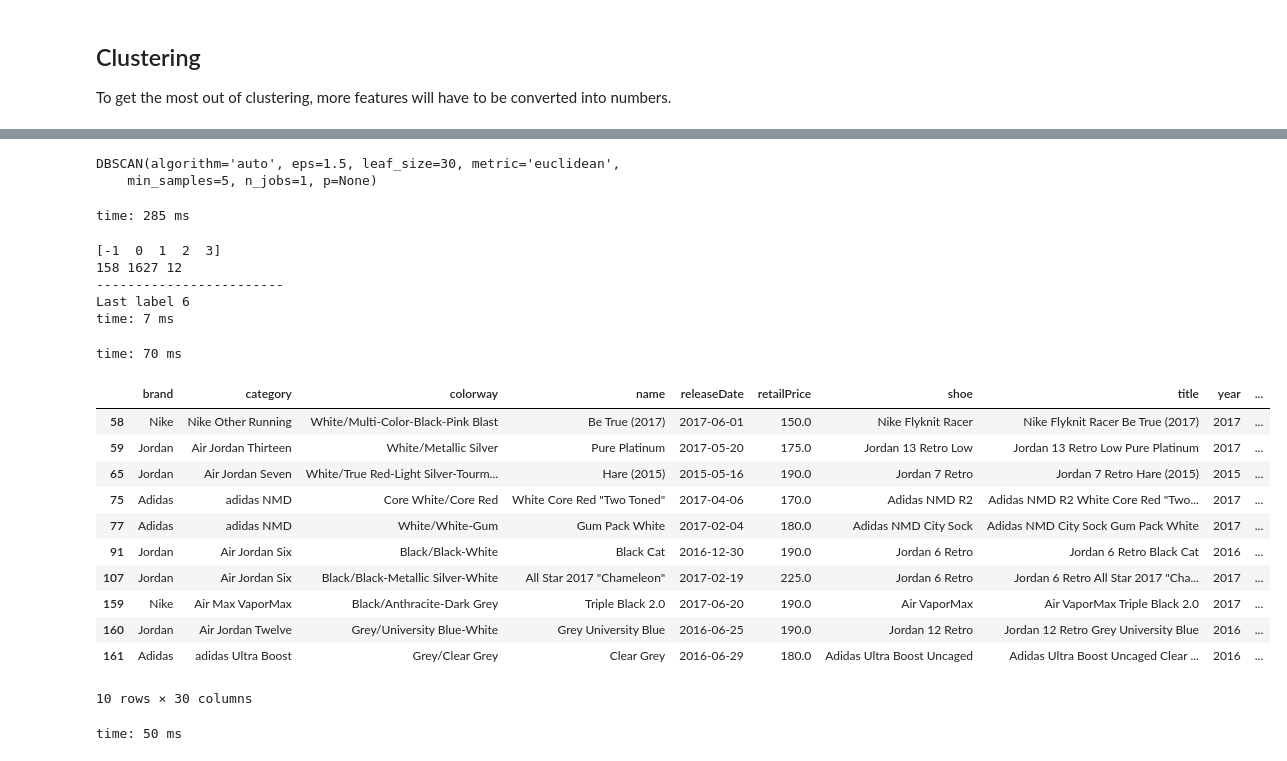
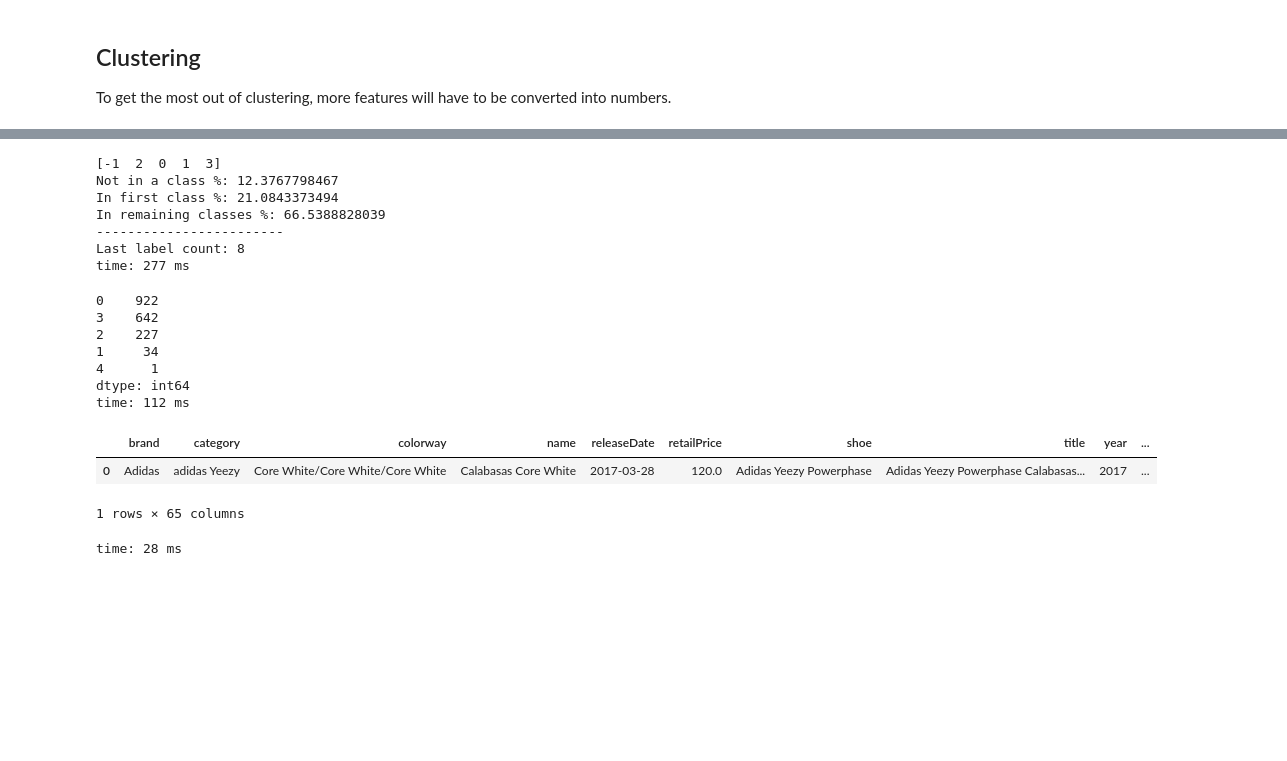
Before and after one commit to chrisk447/Capstone-GA, a Jupyter notebook: StockX Notebook.ipynb, the cells around one changed output, grey strips where cells are left out. Saved outputs shown, nothing was run; the diff lists cells and outputs as text; code cells hidden in the pictures; blank space fills up the shorter version.

```diff
--- a/StockX Notebook.ipynb
+++ b/StockX Notebook.ipynb
@@ -625,8 +635,8 @@ time: 214 ms
 
 To get the most out of clustering, more features will have to be converted into numbers.
 # %%
-cv_color = CountVectorizer(max_features=30, stop_words=['core'])
+cv_color = CountVectorizer(max_features=20, stop_words=['core'], ngram_range=(1,2))
 all_colors = cv_color.fit_transform(tops.colorway_token)
 color_df = pd.DataFrame(all_colors.todense(), columns=cv_color.get_feature_names())
-color_df.transpose().sort_values(0, ascending=False).head(30).transpose().columns
+color_df.sum()[:5]
 # %% [output]
@@ -634,19 +650,18 @@ time: 25 ms
 # %%
-# dummy variables
+#### Dummy variables ####
 # Change brand to 0, 1, 2
 # Change category based on words [Yeezy, NMD, Air Jordan, Ultra Boost, Adidas/Nike Other,
 # Air Max, Iniki, Air Force, Foamposite, LeBron, KD, Nike SB, Kobe, Nike Basketball/Other]
 # Change colorway based on color spectrum colors (color_df.columns)
 
-# tops.brand = tops.brand.astype('category')
+tops.brand = tops.brand.astype('category')
+
 category_list = ['Yeezy', 'NMD', 'Air Jordan', 'Ultra Boost', 'adidas Other', 'Nike Other', 'Air Max',
                 'Iniki', 'Air Force', 'Foamposite', 'LeBron', 'KD', 'Nike SB', 'Kobe', 'Nike Basketball']
-# Top 30 colors
-color_list = color_df.columns
-
 for cat in category_list:
     tops[cat] = tops.category.map(lambda x: 1 if cat.lower() in x.lower() else 0)
 
+color_list = list(color_df.columns)
 for color in color_list:
     tops[color] = tops.colorway_token.map(lambda x: 1 if color.lower() in x.lower() else 0)
 # %% [output]
@@ -714,47 +697,48 @@ time: 42 ms
-# %%
-from sklearn.cluster import DBSCAN, KMeans
-ss = StandardScaler()
-Xs = ss.fit_transform(X_cluster)
-
-db = DBSCAN(eps=1.5, min_samples=5)
-db.fit(Xs)
-# %% [output]
-DBSCAN(algorithm='auto', eps=1.5, leaf_size=30, metric='euclidean',
-    min_samples=5, n_jobs=1, p=None)
-time: 285 ms
 # %%
+from sklearn.cluster import DBSCAN, KMeans
+ss = StandardScaler()
+Xs = ss.fit_transform(X_cluster)
+
+db = DBSCAN(eps=1.5, min_samples=5)
+db.fit(Xs)
+
 print pd.Series(db.labels_).unique()
-print list(db.labels_).count(-1), list(db.labels_).count(0), list(db.labels_).count(1)
+print 'Not in a class %:', list(db.labels_).count(-1)/float(len(tops)) * 100
+print 'In first class %:', list(db.labels_).count(0)/float(len(tops)) * 100
+print 'In remaining classes %:', 100 - (list(db.labels_).count(-1)/float(len(tops)) * 100 + list(db.labels_).count(0)/float(len(tops)) * 100)
 print '------------------------'
-print 'Last label', list(db.labels_).count(pd.Series(db.labels_).unique()[-1])
+print 'Last label count:', list(db.labels_).count(pd.Series(db.labels_).unique()[-1])
+
+tops['cluster_label'] = pd.Series(db.labels_)
 # %% [output]
-[-1  0  1  2  3]
-158 1627 12
+[-1  2  0  1  3]
+Not in a class %: 12.3767798467
+In first class %: 21.0843373494
+In remaining classes %: 66.5388828039
 ------------------------
-Last label 6
-time: 7 ms
+Last label count: 8
+time: 277 ms
 # %%
 # KMeans
-km = KMeans(n_clusters=4)
+km = KMeans(n_clusters=5)
 km.fit(Xs)
 pd.Series(km.labels_).unique()
 
+print pd.Series(km.labels_).value_counts()
+
 tops['cluster_label'] = pd.Series(km.labels_)
 # %% [output]
-time: 70 ms
+0    922
+3    642
+2    227
+1     34
+4      1
+dtype: int64
+time: 112 ms
 # %%
-tops[tops.cluster_label==0].head(10)
+tops[tops.cluster_label == 4]
 # %% [output]
 |  | brand | category | colorway | name | releaseDate | retailPrice | shoe | title | year | ... |
-| 58 | Nike | Nike Other Running | White/Multi-Color-Black-Pink Blast | Be True (2017) | 2017-06-01 | 150.0 | Nike Flyknit Racer | Nike Flyknit Racer Be True (2017) | 2017 | ... |
-| 59 | Jordan | Air Jordan Thirteen | White/Metallic Silver | Pure Platinum | 2017-05-20 | 175.0 | Jordan 13 Retro Low | Jordan 13 Retro Low Pure Platinum | 2017 | ... |
-| 65 | Jordan | Air Jordan Seven | White/True Red-Light Silver-Tourm... | Hare (2015) | 2015-05-16 | 190.0 | Jordan 7 Retro | Jordan 7 Retro Hare (2015) | 2015 | ... |
-| 75 | Adidas | adidas NMD | Core White/Core Red | White Core Red "Two Toned" | 2017-04-06 | 170.0 | Adidas NMD R2 | Adidas NMD R2 White Core Red "Two... | 2017 | ... |
-| 77 | Adidas | adidas NMD | White/White-Gum | Gum Pack White | 2017-02-04 | 180.0 | Adidas NMD City Sock | Adidas NMD City Sock Gum Pack White | 2017 | ... |
-| 91 | Jordan | Air Jordan Six | Black/Black-White | Black Cat | 2016-12-30 | 190.0 | Jordan 6 Retro | Jordan 6 Retro Black Cat | 2016 | ... |
-| 107 | Jordan | Air Jordan Six | Black/Black-Metallic Silver-White | All Star 2017 "Chameleon" | 2017-02-19 | 225.0 | Jordan 6 Retro | Jordan 6 Retro All Star 2017 "Cha... | 2017 | ... |
-| 159 | Nike | Air Max VaporMax | Black/Anthracite-Dark Grey | Triple Black 2.0 | 2017-06-20 | 190.0 | Air VaporMax | Air VaporMax Triple Black 2.0 | 2017 | ... |
-| 160 | Jordan | Air Jordan Twelve | Grey/University Blue-White | Grey University Blue | 2016-06-25 | 190.0 | Jordan 12 Retro | Jordan 12 Retro Grey University Blue | 2016 | ... |
-| 161 | Adidas | adidas Ultra Boost | Grey/Clear Grey | Clear Grey | 2016-06-29 | 180.0 | Adidas Ultra Boost Uncaged | Adidas Ultra Boost Uncaged Clear ... | 2016 | ... |
+| 0 | Adidas | adidas Yeezy | Core White/Core White/Core White | Calabasas Core White | 2017-03-28 | 120.0 | Adidas Yeezy Powerphase | Adidas Yeezy Powerphase Calabasas... | 2017 | ... |
-10 rows × 30 columns
+1 rows × 65 columns
-time: 50 ms
+time: 28 ms
```
Also changed, not shown: parts of 57 cells of this notebook.
